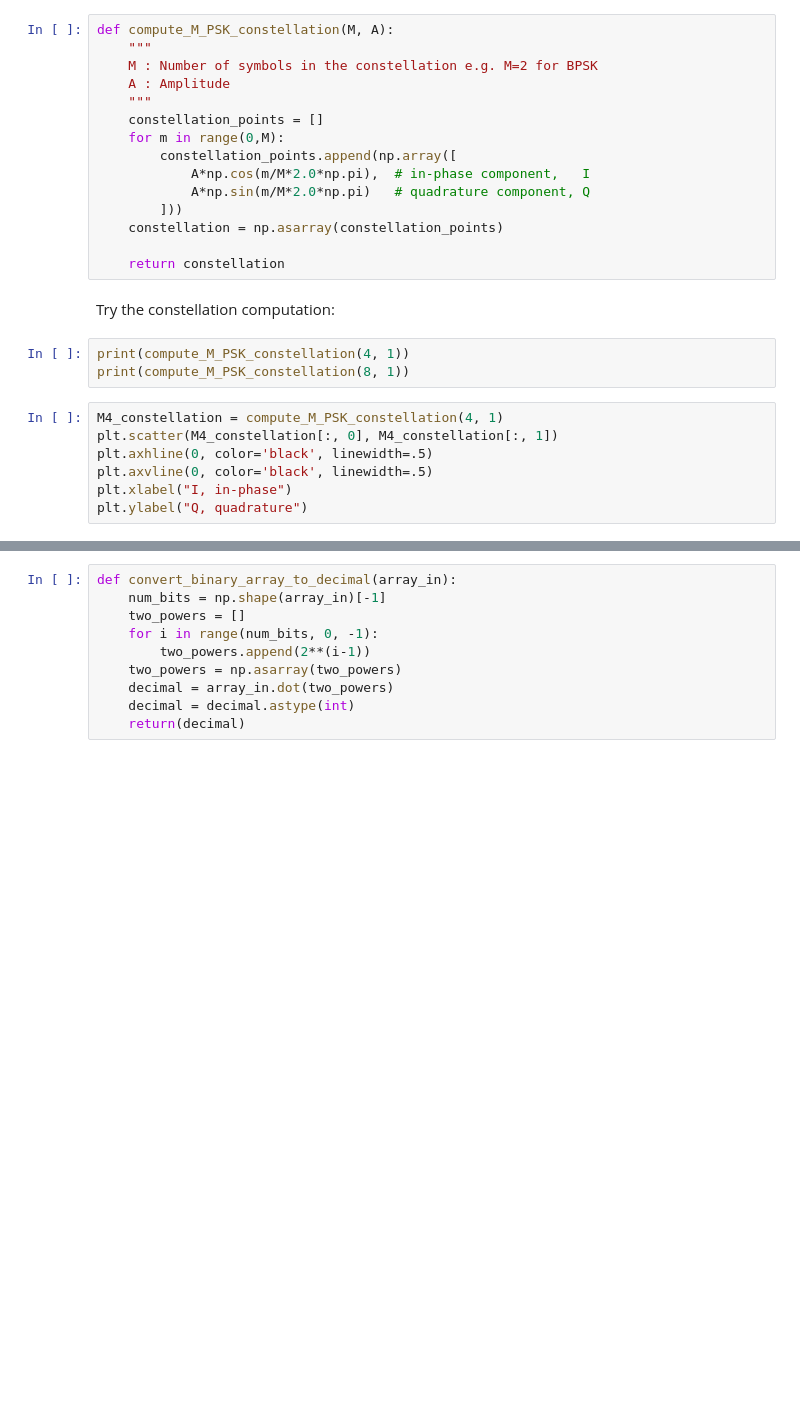
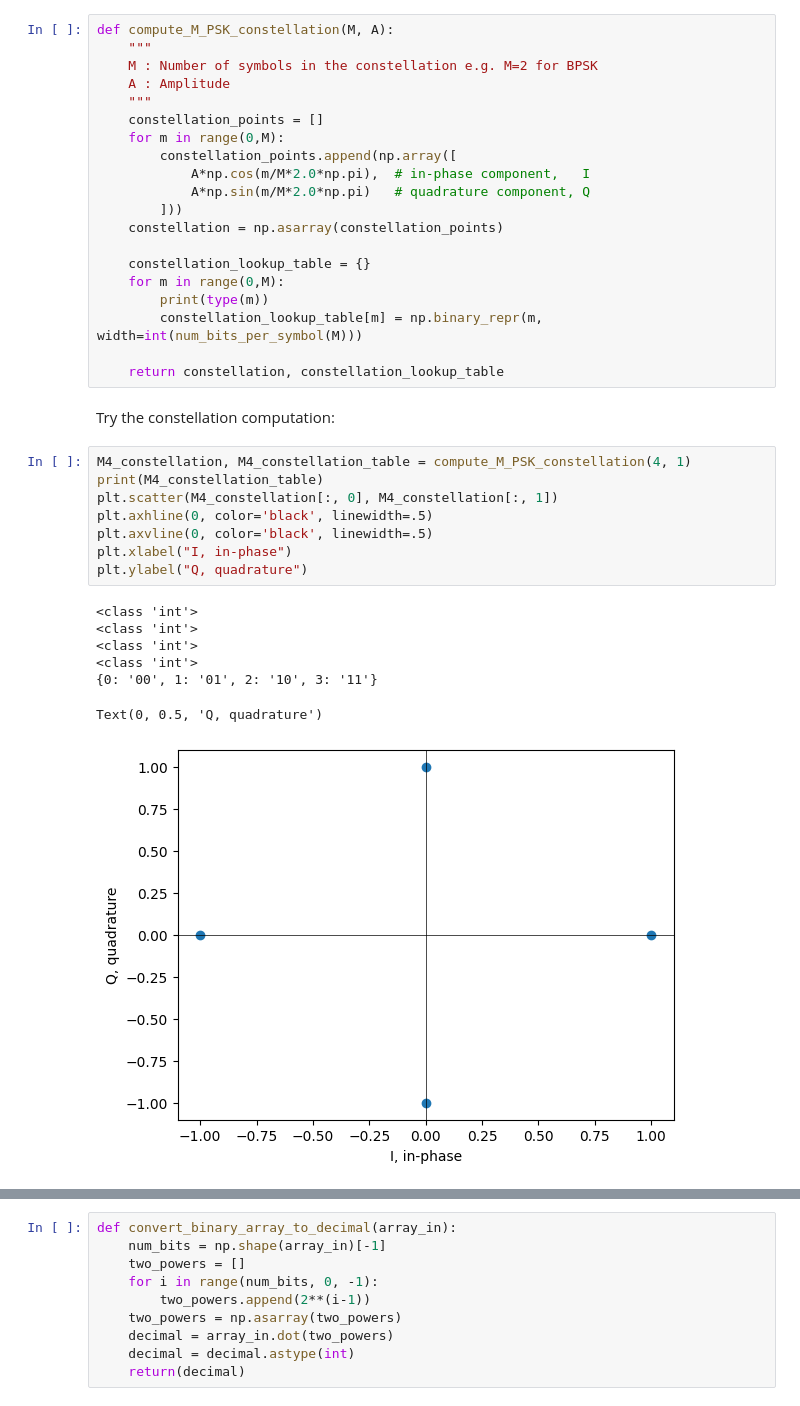
Before and after one commit to joshuamhtsang/mini_essays, a Jupyter notebook: 2024-10-06_ber_vs_EbN0/ber_vs_EbN0.ipynb, the cells around one changed output, grey strips where cells are left out. Cells and saved outputs as stored; diff of their text form; blank space fills up the shorter version.

Commit message:
wrote function to find most likely constellation point and corresponding symbol

```diff
--- a/2024-10-06_ber_vs_EbN0/ber_vs_EbN0.ipynb
+++ b/2024-10-06_ber_vs_EbN0/ber_vs_EbN0.ipynb
@@ -25,17 +44,28 @@ def compute_M_PSK_constellation(M, A):
         ]))
     constellation = np.asarray(constellation_points)
 
-    return constellation
+    constellation_lookup_table = {}
+    for m in range(0,M):
+        print(type(m))
+        constellation_lookup_table[m] = np.binary_repr(m, width=int(num_bits_per_symbol(M)))
+
+    return constellation, constellation_lookup_table
 # %% [markdown]
 Try the constellation computation:
-# %%
-print(compute_M_PSK_constellation(4, 1))
-print(compute_M_PSK_constellation(8, 1))
 # %%
-M4_constellation = compute_M_PSK_constellation(4, 1)
+M4_constellation, M4_constellation_table = compute_M_PSK_constellation(4, 1)
+print(M4_constellation_table)
 plt.scatter(M4_constellation[:, 0], M4_constellation[:, 1])
 plt.axhline(0, color='black', linewidth=.5)
 plt.axvline(0, color='black', linewidth=.5)
 plt.xlabel("I, in-phase")
 plt.ylabel("Q, quadrature")
+# %% [output]
+<class 'int'>
+<class 'int'>
+<class 'int'>
+<class 'int'>
+{0: '00', 1: '01', 2: '10', 3: '11'}
+Text(0, 0.5, 'Q, quadrature')
+[figure, added]
 # %%
```
Also changed, not shown: parts of 13 cells of this notebook.
